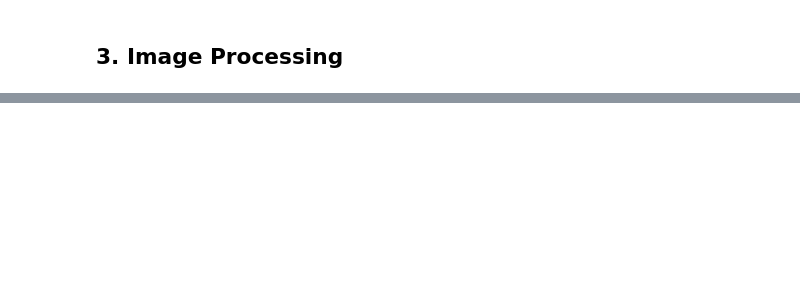
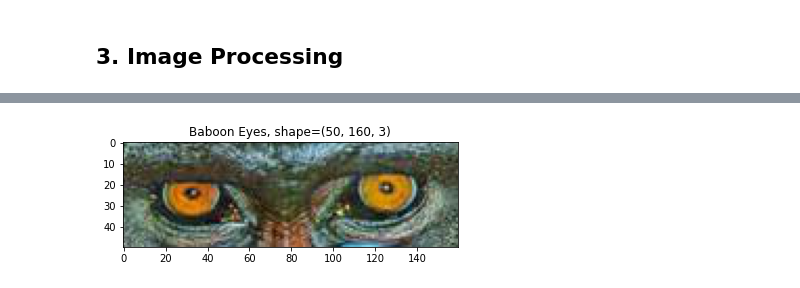
Before and after one commit to brentyi/ai4all_robotics_2020, a Jupyter notebook: cv1.ipynb, the cells around one changed output, grey strips where cells are left out. Cells and saved outputs as stored; diff of their text form; code cells hidden in the pictures; blank space fills up the shorter version.

```diff
--- a/cv1.ipynb
+++ b/cv1.ipynb
@@ -499,0 +598,4 @@ visualize_single_channel("L", l_channel)
+# %%
+visualize_rgb("Baboon Eyes", rgb_image[10:60, 70:230, :])
+# %% [output]
+[figure, added]
```
Also changed, not shown: parts of 26 cells of this notebook, 1 other file.
